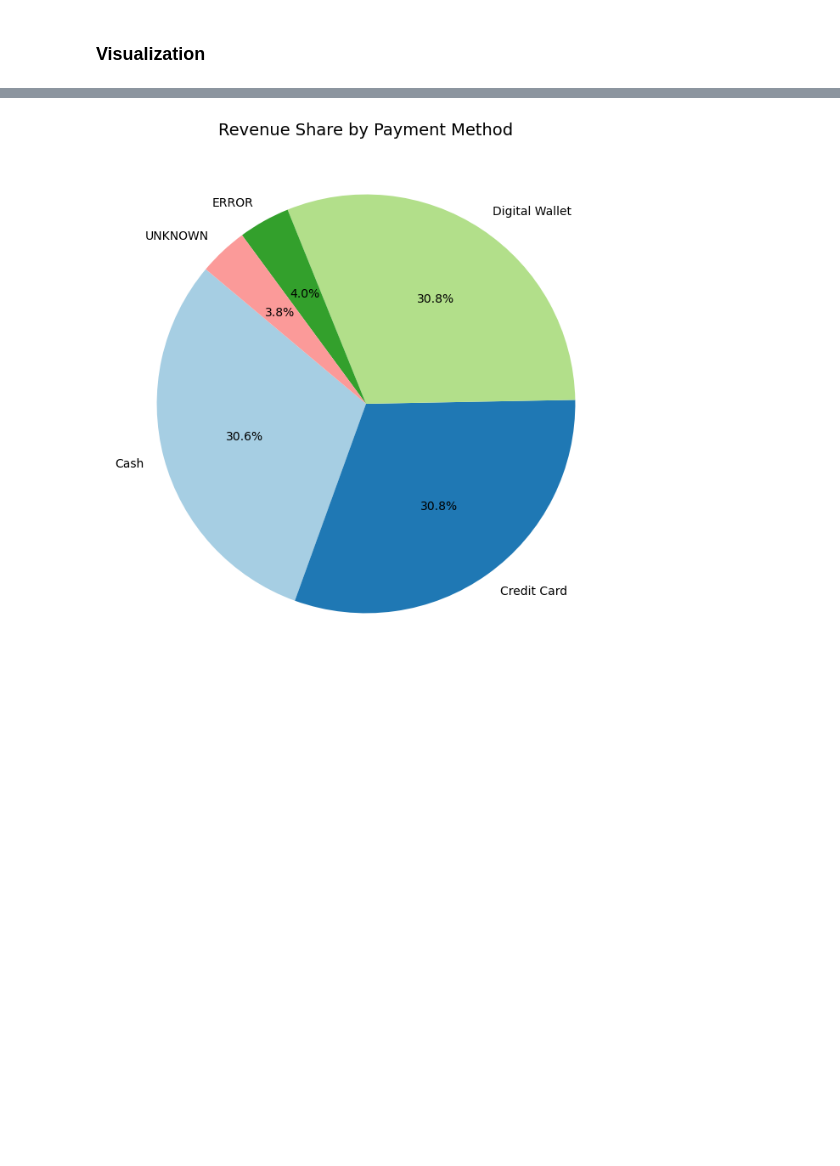
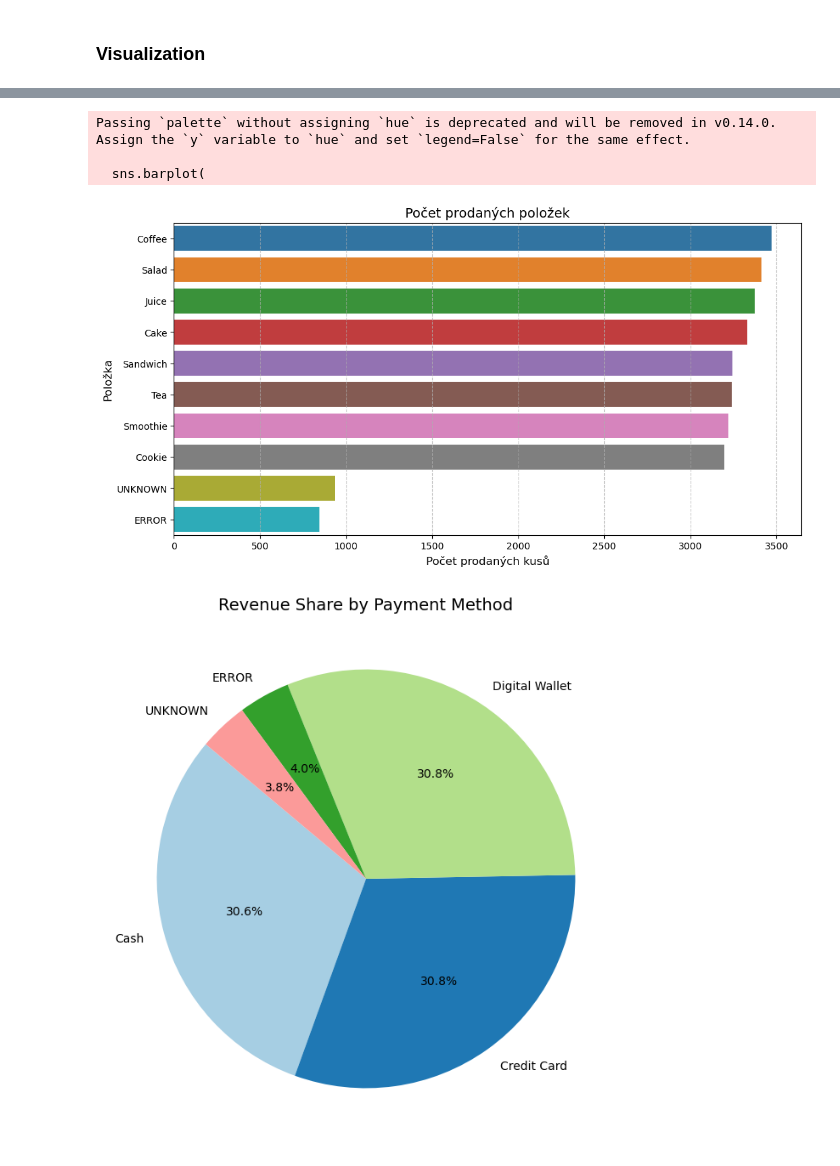
Before and after one commit to martinakvasnickova/Cafe-Sales-Analysis, a Jupyter notebook: analysis/EDA.ipynb, the cells around one changed output, grey strips where cells are left out. Cells and saved outputs as stored; diff of their text form; code cells hidden in the pictures; blank space fills up the shorter version.

```diff
--- a/analysis/EDA.ipynb
+++ b/analysis/EDA.ipynb
@@ -383,3 +370,21 @@ The palette list has fewer values (6) than needed (10) and will cycle, which may
+# %%
+item_counts = df.groupby('Item')['Quantity'].sum().sort_values(ascending=False)
+plt.figure(figsize=(12, 6))
+sns.barplot(
+    x=item_counts.values,
+    y=item_counts.index,
+    palette=palette
+)
+plt.xlabel("Počet prodaných kusů", fontsize=12)
+plt.ylabel("Položka", fontsize=12)
+plt.title("Počet prodaných položek", fontsize=14)
+plt.grid(axis='x', linestyle="--", alpha=0.7)
+plt.show()
+# %% [output]
+Passing `palette` without assigning `hue` is deprecated and will be removed in v0.14.0. Assign the `y` variable to `hue` and set `legend=False` for the same effect.
+
+  sns.barplot(
+[figure, added]
 # %%
 revenue_by_payment = df.groupby('Payment Method')['Total Spent'].sum()
 
```
Also changed, not shown: parts of 6 cells of this notebook.
